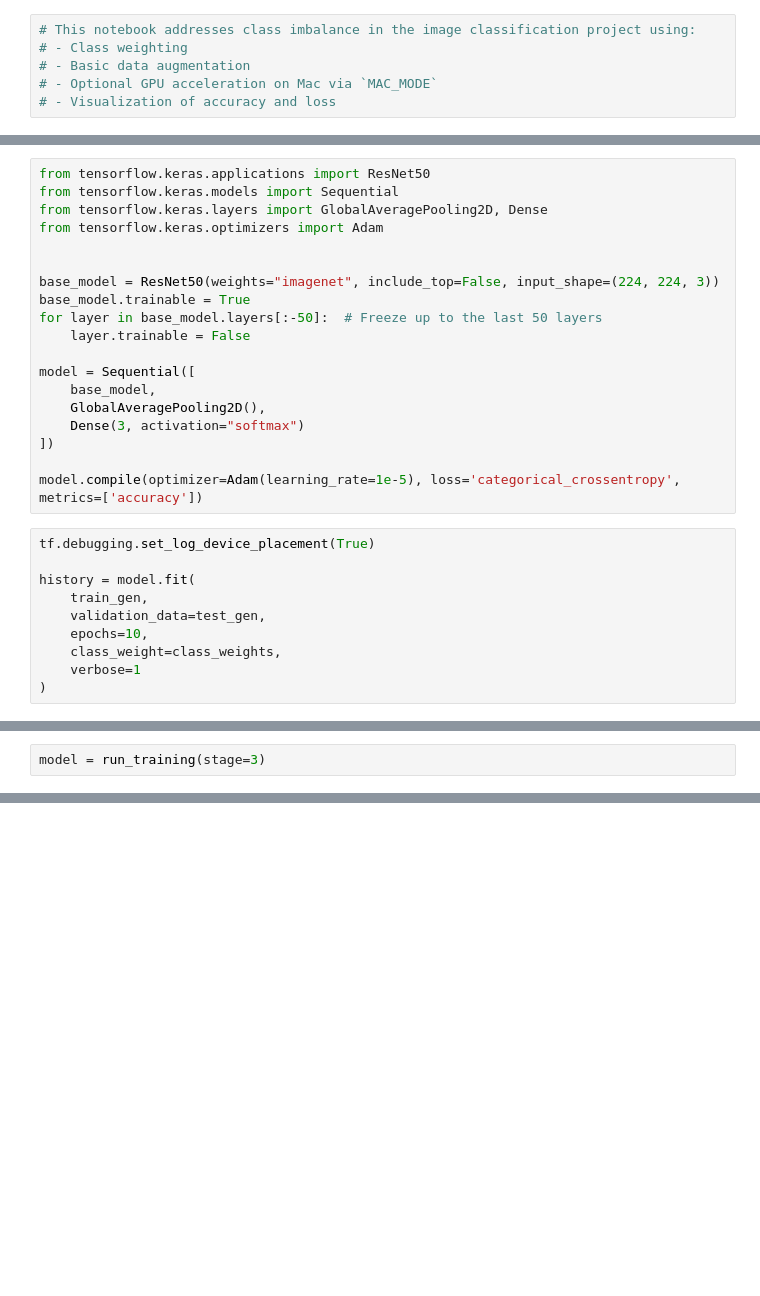
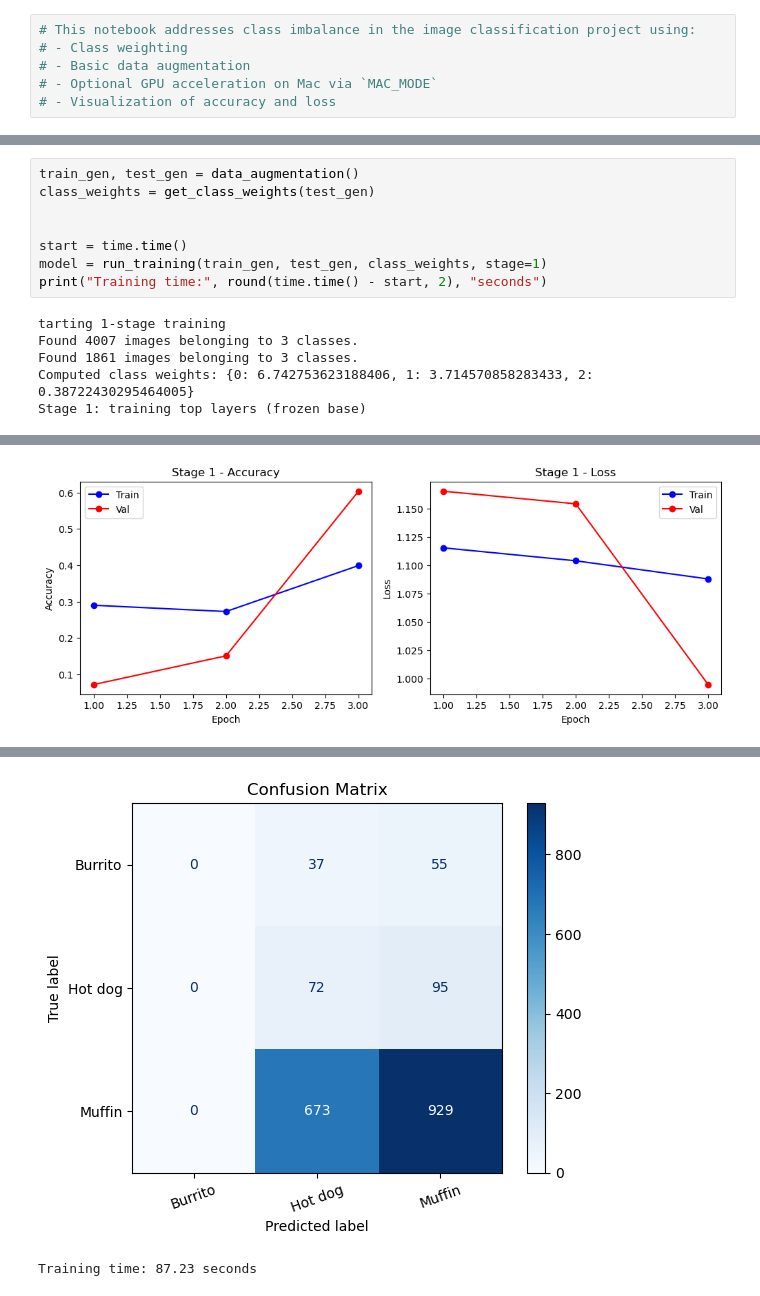
Before and after one commit to constantinEb/Computer-Vision-AI, a Jupyter notebook: data_augmentation_mac_mode.ipynb, the cells around one changed output, grey strips where cells are left out. Drawn from its saved outputs; the diff is of its cells as text; blank space fills up the shorter version.

```diff
--- a/data_augmentation_mac_mode.ipynb
+++ b/data_augmentation_mac_mode.ipynb
@@ -66,29 +75,0 @@ Computed class weights: {0: 6.920552677029361, 1: 3.710185185185185, 2: 0.386701
-# %%
-from tensorflow.keras.applications import ResNet50
-from tensorflow.keras.models import Sequential
-from tensorflow.keras.layers import GlobalAveragePooling2D, Dense
-from tensorflow.keras.optimizers import Adam
-
-
-base_model = ResNet50(weights="imagenet", include_top=False, input_shape=(224, 224, 3))
-base_model.trainable = True
-for layer in base_model.layers[:-50]:  # Freeze up to the last 50 layers
-    layer.trainable = False
-
-model = Sequential([
-    base_model,
-    GlobalAveragePooling2D(),
-    Dense(3, activation="softmax")
-])
-
-model.compile(optimizer=Adam(learning_rate=1e-5), loss='categorical_crossentropy', metrics=['accuracy'])
-# %%
-tf.debugging.set_log_device_placement(True)
-
-history = model.fit(
-    train_gen,
-    validation_data=test_gen,
-    epochs=10,
-    class_weight=class_weights,
-    verbose=1
-)
@@ -282,2 +75,0 @@ def run_training(stage=1, data_dir="data_split", image_size=(224, 224), batch_si
-# %%
-model = run_training(stage=3)
@@ -322,0 +173,14 @@ Epoch 5/5
+# %%
+train_gen, test_gen = data_augmentation()
+class_weights = get_class_weights(test_gen)
+
+
+start = time.time()
+model = run_training(train_gen, test_gen, class_weights, stage=1)
+print("Training time:", round(time.time() - start, 2), "seconds")
+# %% [output]
+tarting 1-stage training
+Found 4007 images belonging to 3 classes.
+Found 1861 images belonging to 3 classes.
+Computed class weights: {0: 6.742753623188406, 1: 3.714570858283433, 2: 0.38722430295464005}
+Stage 1: training top layers (frozen base)
@@ -322,0 +193 @@ Epoch 5/5
+[figure, added]
@@ -322,0 +196,2 @@ Epoch 5/5
+[figure, added]
+Training time: 87.23 seconds
```
Also changed, not shown: parts of 19 cells of this notebook.
